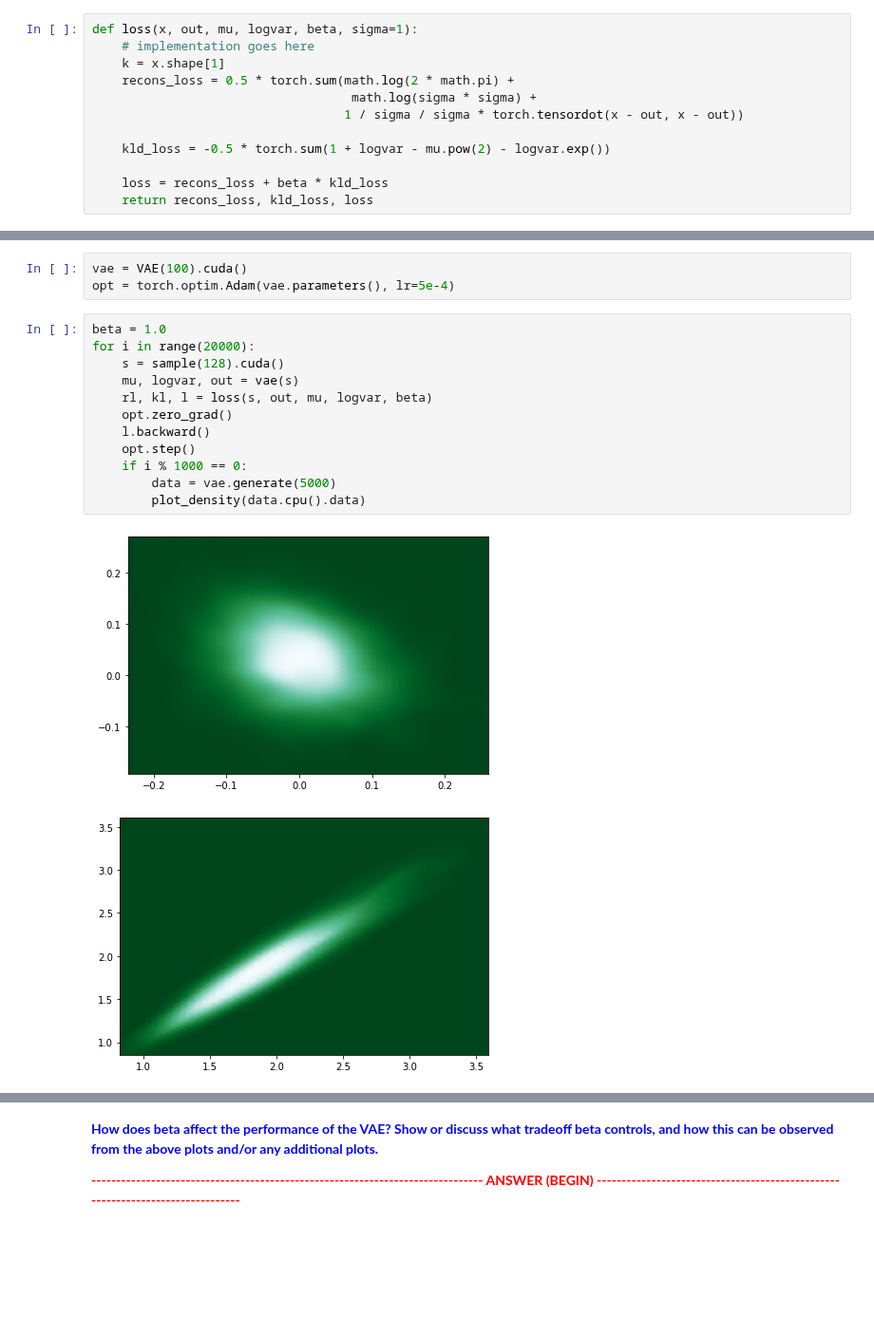
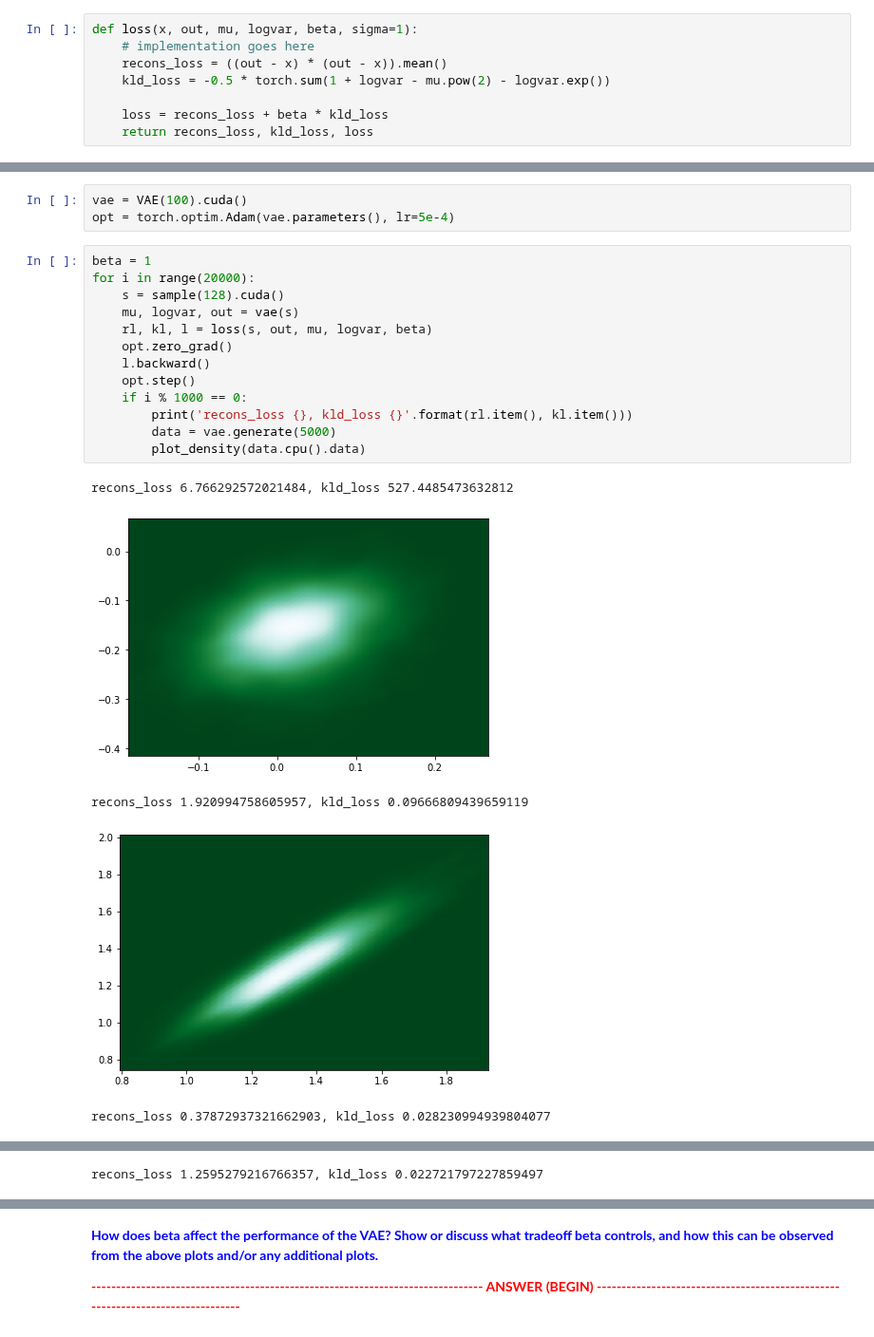
Before and after one commit to RuolinZheng08/ttic-31230-deep-learning, a Jupyter notebook: PS4.ipynb, the cells around one changed output, grey strips where cells are left out. Shown at 95% size. Saved outputs shown, nothing was run; the diff lists cells and outputs as text; blank space fills up the shorter version.

Commit message:
Need to debug reconstruction loss

```diff
--- a/PS4.ipynb
+++ b/PS4.ipynb
@@ -193,11 +193,7 @@ In your derivation $\sigma$ hopefully showed up as a weight between the two term
 # %%
 def loss(x, out, mu, logvar, beta, sigma=1):
     # implementation goes here
-    k = x.shape[1]
-    recons_loss = 0.5 * torch.sum(math.log(2 * math.pi) +
-                                   math.log(sigma * sigma) +
-                                  1 / sigma / sigma * torch.tensordot(x - out, x - out))
-
+    recons_loss = ((out - x) * (out - x)).mean()
     kld_loss = -0.5 * torch.sum(1 + logvar - mu.pow(2) - logvar.exp())
 
     loss = recons_loss + beta * kld_loss
@@ -209,17 +205,21 @@ Try different values of beta until you find one that yields good results.
 vae = VAE(100).cuda()
 opt = torch.optim.Adam(vae.parameters(), lr=5e-4)
 # %%
-beta = 1.0
+beta = 1
 for i in range(20000):
     s = sample(128).cuda()
     mu, logvar, out = vae(s)
     rl, kl, l = loss(s, out, mu, logvar, beta)
     opt.zero_grad()
     l.backward()
     opt.step()
     if i % 1000 == 0:
+        print('recons_loss {}, kld_loss {}'.format(rl.item(), kl.item()))
         data = vae.generate(5000)
         plot_density(data.cpu().data)
 # %% [output]
+recons_loss 6.766292572021484, kld_loss 527.4485473632812
-[figure, old version]
+[figure, new version]
+recons_loss 1.920994758605957, kld_loss 0.09666809439659119
-[figure, old version]
+[figure, new version]
+recons_loss 0.37872937321662903, kld_loss 0.028230994939804077
@@ -225,0 +227 @@ for i in range(20000):
+recons_loss 1.2595279216766357, kld_loss 0.022721797227859497
```
Also changed, not shown: parts of 1 cell of this notebook.
